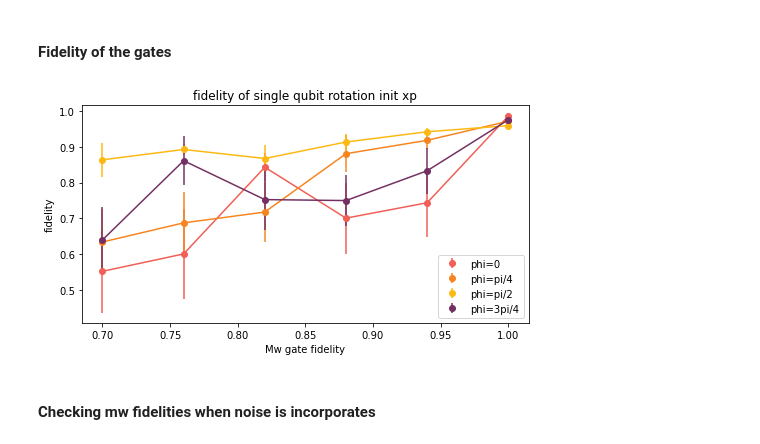
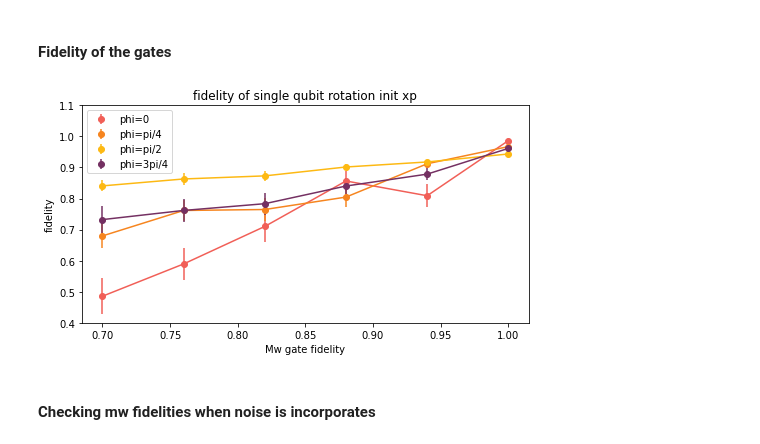
Before and after one commit to lukingroup/simnet, a Jupyter notebook: Notebooks/Blind_SingleNode_errorSources.ipynb, the cells around one changed output. Saved outputs shown, nothing was run; the diff lists cells and outputs as text; code cells hidden in the pictures.

Commit message:
finish all single qubit plots aside from leakage

```diff
--- a/Notebooks/Blind_SingleNode_errorSources.ipynb
+++ b/Notebooks/Blind_SingleNode_errorSources.ipynb
@@ -98,7 +98,7 @@ imperfections ={'contrast_noise': 0, #(0 not noisy or 1 noisy)
 
 cluster_state_length = 1
 
-n_rounds = 10
+n_rounds = 40
 n_col = 6
 mu = 0.05
 
@@ -179,26 +179,27 @@ for i in range(len(mw_list)):
 # %%
 plt.figure(figsize=(8, 4))
 plt.plot(mw_list, fid_ave[::len(phi1)], color=c1)
 plt.errorbar(mw_list,  fid_ave[::len(phi1)], yerr= fid_err[::len(phi1)],  fmt='o', color=c1, label='phi=0')
 plt.plot(mw_list, fid_ave[1::len(phi1)], color=c2)
 plt.errorbar(mw_list,  fid_ave[1::len(phi1)], yerr= fid_err[1::len(phi1)],  fmt='o', color=c2, label='phi=pi/4')
 plt.plot(mw_list, fid_ave[2::len(phi1)], color=c3)
 plt.errorbar(mw_list,  fid_ave[2::len(phi1)], yerr= fid_err[2::len(phi1)],  fmt='o', color=c3, label='phi=pi/2')
 plt.plot(mw_list, fid_ave[3::len(phi1)], color=c4)
 plt.errorbar(mw_list,  fid_ave[3::len(phi1)], yerr= fid_err[3::len(phi1)],  fmt='o', color=c4, label='phi=3pi/4')
 
 #Add labels and title
 plt.xlabel('Mw gate fidelity')
 plt.ylabel('fidelity')
+plt.ylim(0.4, 1.1)
 plt.title('fidelity of single qubit rotation init xp')
 plt.legend()
-plt.savefig('/Users/azizasuleymanzade/Lukin SiV Dropbox/Aziza azizasuleymanzade@g.harvard.edu/bqc_paper/Simulation/SimulationCode/OutputFiles/BlindComputing/Fig1/Figures/PaperFigs/Fid_xpinit_mu0002_vs_mw.pdf', format='pdf')   # Save as PDF
+plt.savefig('/Users/azizasuleymanzade/Lukin SiV Dropbox/Aziza azizasuleymanzade@g.harvard.edu/bqc_paper/Simulation/SimulationCode/OutputFiles/BlindComputing/Fig1/Figures/PaperFigs/Fid_xpinit_vs_mw_real.png', format='pdf')   # Save as PDF
 
 
 # Show the plot
 plt.show()
 # %% [output]
-[figure, old version]
+[figure, new version]
 # %% [markdown]
 #### Checking mw fidelities when noise is incorporates
 # %%
```
Also changed, not shown: parts of 26 cells of this notebook, 14 other files.
